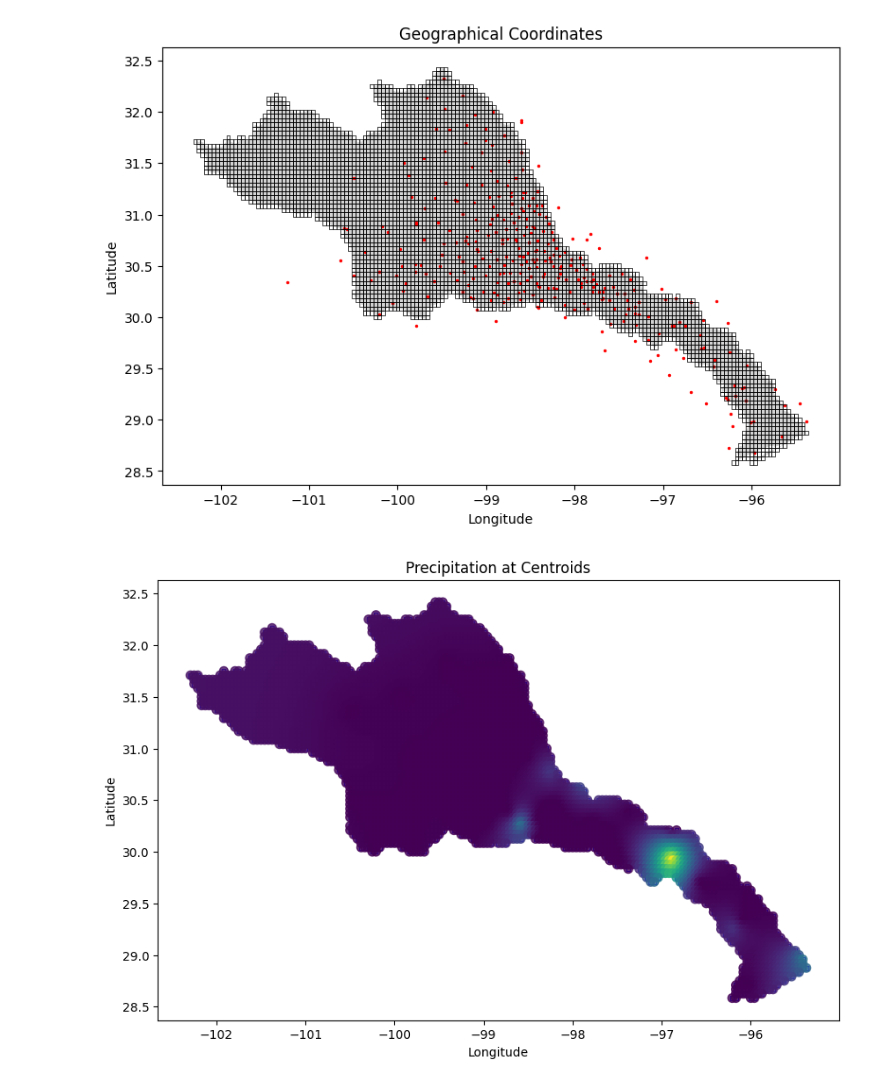
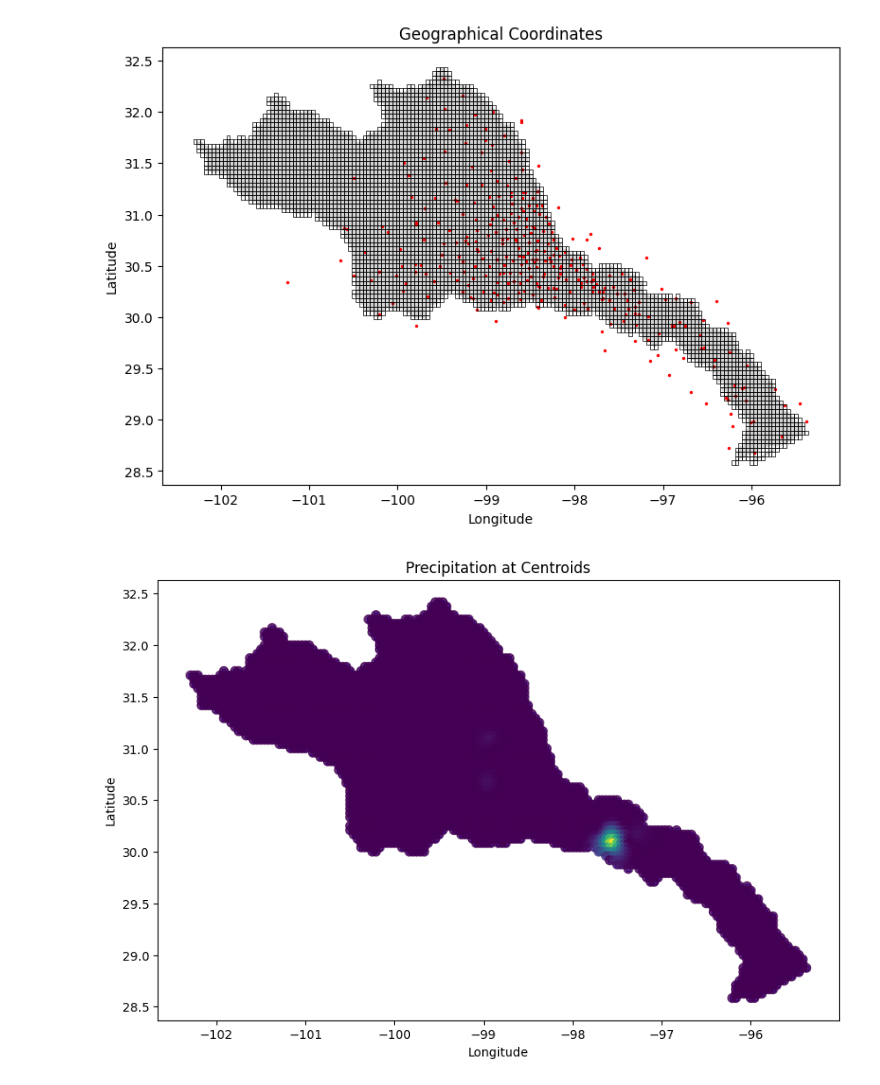
Before and after one commit to GEM-TAMU/LCRA-Interpolation, a Jupyter notebook: interpolation.ipynb, the cells around one changed output. Drawn from its saved outputs; the diff is of its cells as text; code cells hidden in the pictures.

```diff
--- a/interpolation.ipynb
+++ b/interpolation.ipynb
@@ -25,7 +25,7 @@ def get_dataframe(data_path, latlon_path):
         # Iterate through each file in the current gauge directory
         for file_name in os.listdir(gauge):
             # Append the file name to site_name list
-            site_name.append(file_name)
+            site_name.append(file_name.split(".xlsx")[0])
             file = os.path.join(gauge, file_name)
 
             # Read the Excel file into a dataframe
@@ -237,15 +233,15 @@ for i in range(len(interpolated_vals)):
 # %%
 # Plotting
 fig, ax = plt.subplots(figsize=(10, 8))
 intersected_mesh.plot(ax=ax, facecolor='none', edgecolor='blue')  # Plot the original geometries for reference
 
-day_to_plt = 98  # Which day to plot
+day_to_plt = 12000  # Which day to plot
 
 # Plot centroids with color representing precipitation values
 ax.scatter(centroid_coords[:, 0], centroid_coords[:, 1], c=interpolated_vals[day_to_plt], cmap='viridis', s=50, alpha=0.8, vmin=0)
 plt.title('Precipitation at Centroids')
 plt.xlabel('Longitude')
 plt.ylabel('Latitude')
 plt.show()
 # %% [output]
-[figure, old version]
+[figure, new version]
```
Also changed, not shown: parts of 6 cells of this notebook.
